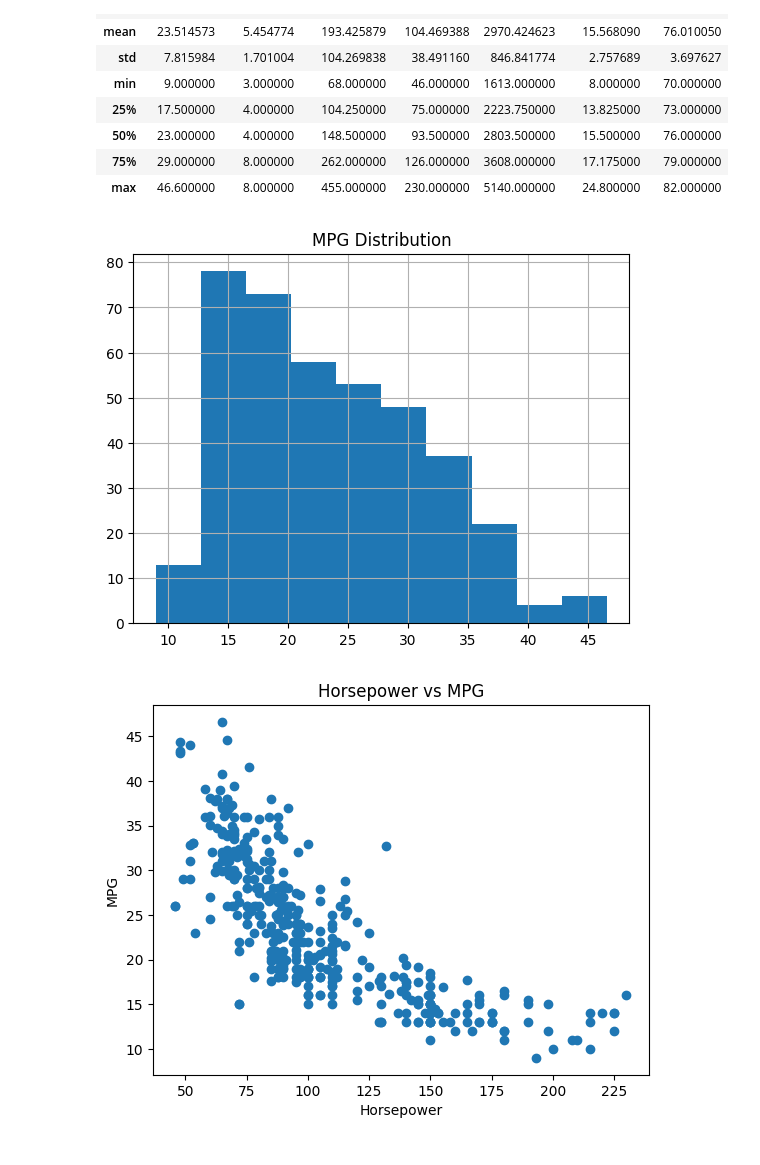
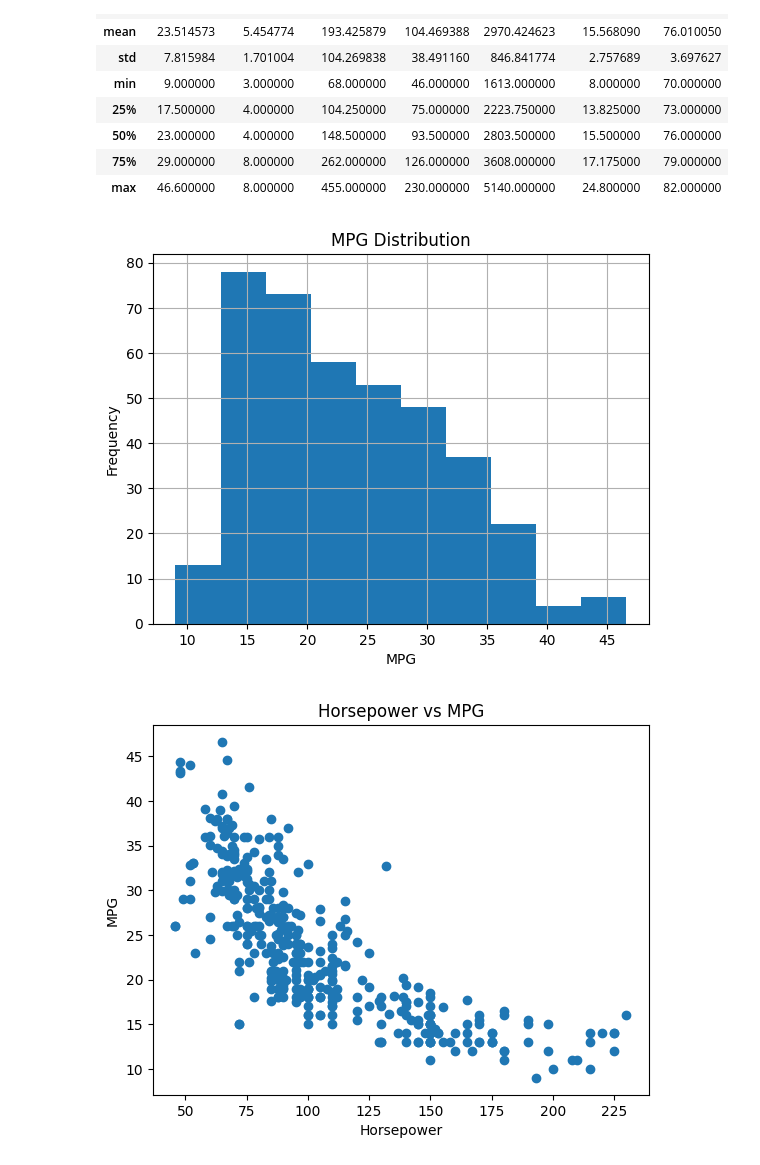
Before and after one commit to jennykumar/vehicle-data-analysis, a Jupyter notebook: vehicle_data_analysis.ipynb, the cells around one changed output. Cells and saved outputs as stored; diff of their text form; code cells hidden in the pictures.

Commit message:
Add files via upload
Updated notebook with fixes and improved visualizations

```diff
--- a/vehicle_data_analysis.ipynb
+++ b/vehicle_data_analysis.ipynb
@@ -60,13 +60,13 @@ df.describe()
 # %%
 df = df.dropna()
 # %%
-import matplotlib.pyplot as plt
-
 df['mpg'].hist()
 plt.title("MPG Distribution")
+plt.xlabel("MPG")
+plt.ylabel("Frequency")
 plt.show()
 # %% [output]
-[figure, old version]
+[figure, new version]
 # %%
 plt.scatter(df['horsepower'], df['mpg'])
 plt.xlabel("Horsepower")
```
Also changed, not shown: parts of 1 cell of this notebook.
